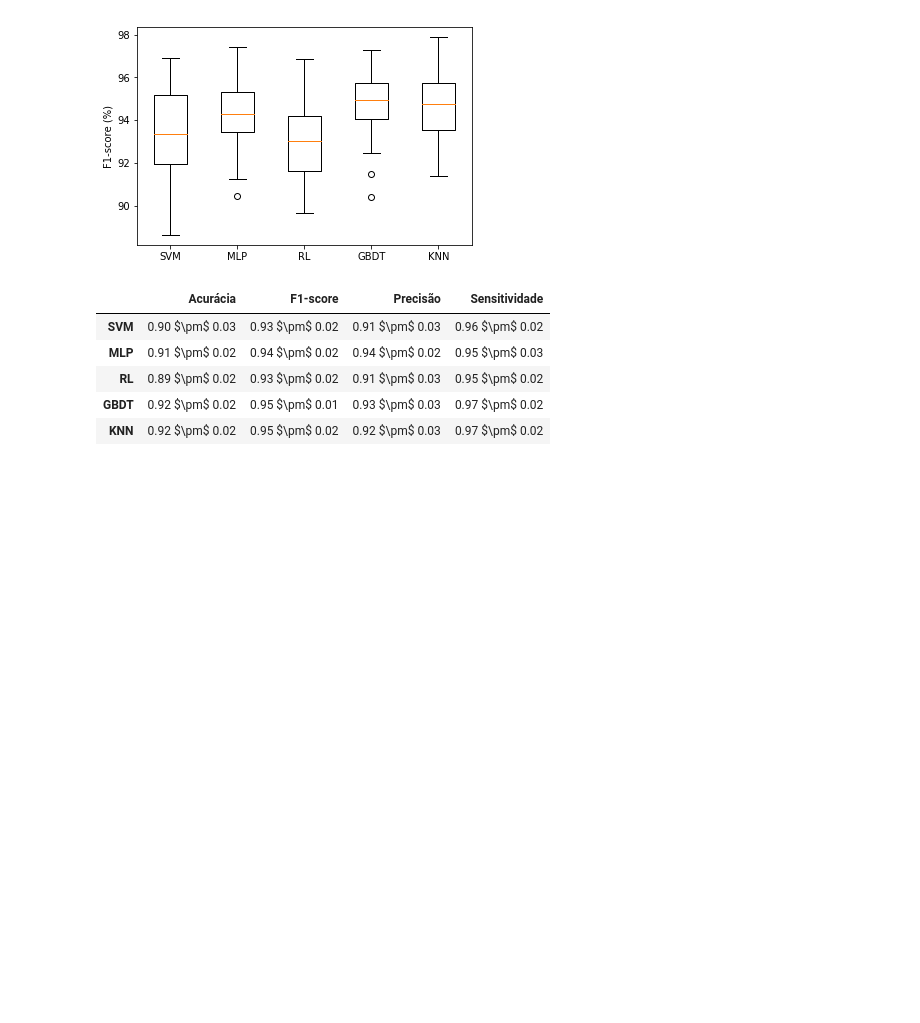
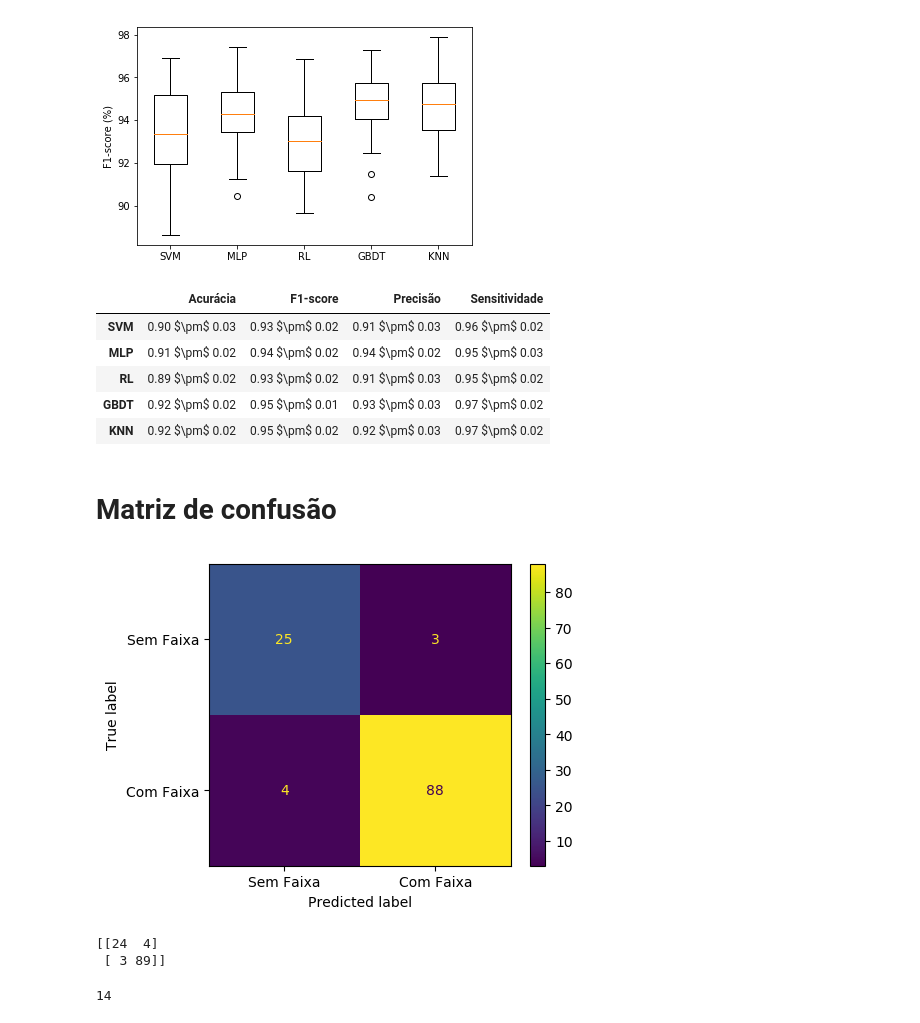
Before and after one commit to Fausto14/artigo_ml_doutorado, a Jupyter notebook: resultados/resultados.ipynb, the cells around one changed output. Drawn from its saved outputs; the diff is of its cells as text; code cells hidden in the pictures; blank space fills up the shorter version.

```diff
--- a/resultados/resultados.ipynb
+++ b/resultados/resultados.ipynb
@@ -106,3 +106,62 @@ df
 | RL | 0.89 $\pm$ 0.02 | 0.93 $\pm$ 0.02 | 0.91 $\pm$ 0.03 | 0.95 $\pm$ 0.02 |
 | GBDT | 0.92 $\pm$ 0.02 | 0.95 $\pm$ 0.01 | 0.93 $\pm$ 0.03 | 0.97 $\pm$ 0.02 |
 | KNN | 0.92 $\pm$ 0.02 | 0.95 $\pm$ 0.02 | 0.92 $\pm$ 0.03 | 0.97 $\pm$ 0.02 |
+# %% [markdown]
+# Matriz de confusão
+# %%
+import os
+import sys
+sys.path.insert(0, os.path.abspath('../Util'))
+from dados import ProcessarDados
+procData = ProcessarDados("../dataset/norm_bin_10_FEATURES_M17_CM6b_TH199.csv")
+# %%
+# acessando o melhor SVM
+from sklearn import svm
+from sklearn import metrics
+from sklearn.metrics import confusion_matrix
+from sklearn.metrics import plot_confusion_matrix
+import pandas as pd
+import numpy as np
+from collections import Counter
+
+index_best_svm = np.argmax(resultados_svm.item().get('accuracy'))
+
+X_train, X_test, y_train, y_test = procData.holdout(0.2, index_best_svm)
+
+best_svm_params = resultados_svm.item().get('params')[index_best_svm]
+SVM = svm.SVC(random_state = index_best_svm, C = best_svm_params['C'], gamma = best_svm_params['Gamma'], kernel = best_svm_params['Kernel'])
+SVM.fit(X_train, y_train)
+
+#testando o modelo
+y_pred = SVM.predict(X_test)
+plot_confusion_matrix(SVM, X_test, y_test, display_labels = ['Sem Faixa', 'Com Faixa'])
+plt.show()
+# %% [output]
+[figure, added]
+# %%
+# acessando o melhor MLM
+from sklearn.model_selection import GridSearchCV
+from sklearn import metrics
+from sklearn.metrics import confusion_matrix
+from sklearn.metrics import plot_confusion_matrix
+import pandas as pd
+import numpy as np
+from collections import Counter
+#!python -m pip install --user scikit-mlm
+
+from skmlm import NN_MLM, MLMC
+
+index_best_mlm = np.argmax(resultados_mlm.item().get('mlm'))
+
+X_train, X_test, y_train, y_test = procData.holdout(0.2, index_best_mlm)
+
+best_mlm_params = resultados_mlm.item().get('params')[index_best_mlm]
+MLM = NN_MLM(rp_number = best_mlm_params['rp_number'], random_state=index_best_mlm)
+MLM.fit(X_train, y_train)
+
+#testando o modelo
+y_pred = MLM.predict(X_test)
+print(confusion_matrix(y_test, y_pred))
+# %% [output]
+[[24  4]
+ [ 3 89]]
@@ -108,0 +170,4 @@ df
+# %%
+index_best_mlm
+# %% [output]
+14
```
Also changed, not shown: parts of 4 cells of this notebook, 9 other files.
